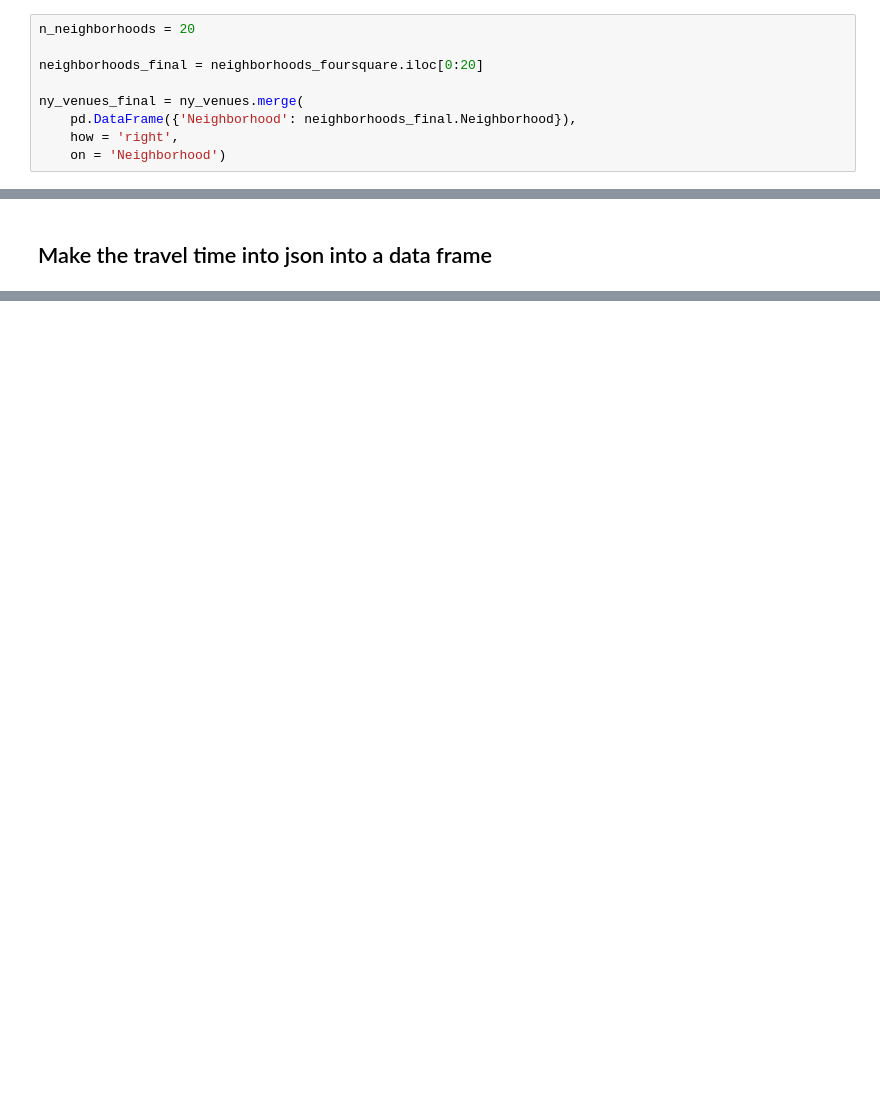
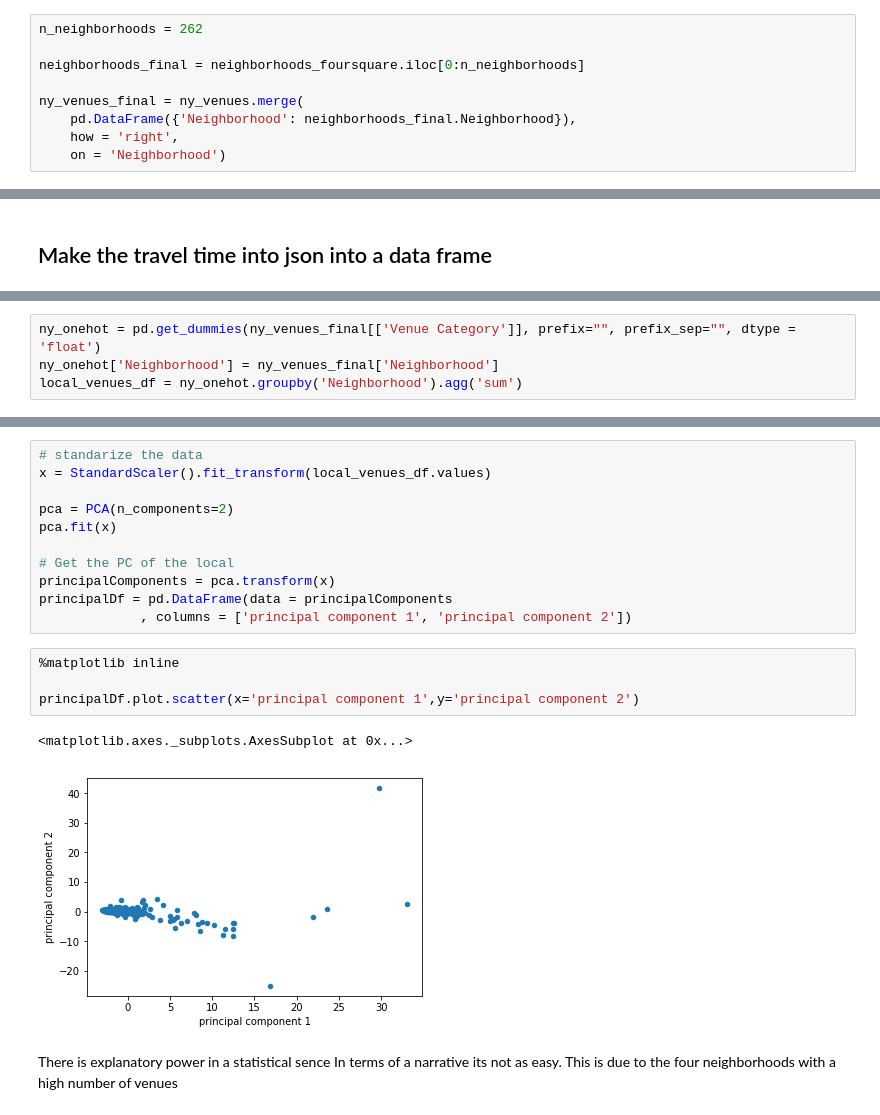
Before and after one commit to haugstve/Coursera_Capstone, a Jupyter notebook: notebooks/9.0-final-weeks.ipynb, the cells around one changed output, grey strips where cells are left out. Drawn from its saved outputs; the diff is of its cells as text; blank space fills up the shorter version.

Commit message:
Extend the number of neighborhoods to all

```diff
--- a/notebooks/9.0-final-weeks.ipynb
+++ b/notebooks/9.0-final-weeks.ipynb
@@ -283,7 +291,7 @@ neighborhoods_foursquare.shape
 # %%
-n_neighborhoods = 20
+n_neighborhoods = 262
 
-neighborhoods_final = neighborhoods_foursquare.iloc[0:20]
+neighborhoods_final = neighborhoods_foursquare.iloc[0:n_neighborhoods]
 
 ny_venues_final = ny_venues.merge(
     pd.DataFrame({'Neighborhood': neighborhoods_final.Neighborhood}),
@@ -485,0 +587,4 @@ Melrose
+# %%
+ny_onehot = pd.get_dummies(ny_venues_final[['Venue Category']], prefix="", prefix_sep="", dtype = 'float')
+ny_onehot['Neighborhood'] = ny_venues_final['Neighborhood']
+local_venues_df = ny_onehot.groupby('Neighborhood').agg('sum')
@@ -485,0 +610,21 @@ Melrose
+# %%
+# standarize the data
+x = StandardScaler().fit_transform(local_venues_df.values)
+
+pca = PCA(n_components=2)
+pca.fit(x)
+
+# Get the PC of the local
+principalComponents = pca.transform(x)
+principalDf = pd.DataFrame(data = principalComponents
+             , columns = ['principal component 1', 'principal component 2'])
+# %%
+%matplotlib inline
+
+principalDf.plot.scatter(x='principal component 1',y='principal component 2')
+# %% [output]
+<matplotlib.axes._subplots.AxesSubplot at 0x...>
+[figure, added]
+# %% [markdown]
+There is explanatory power in a statistical sence
+In terms of a narrative its not as easy. This is due to the four neighborhoods with a high number of venues
```
Also changed, not shown: parts of 32 cells of this notebook, 6 other files.
